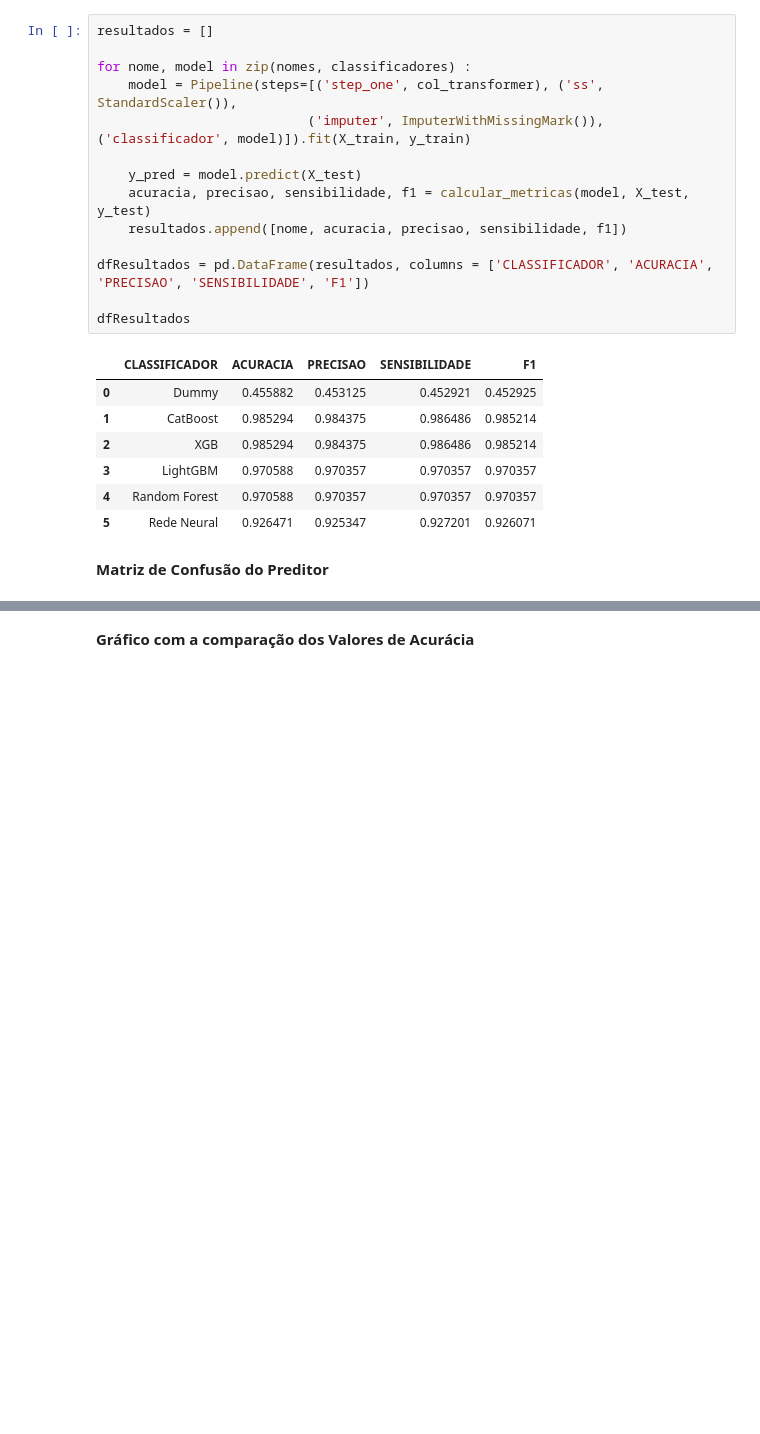
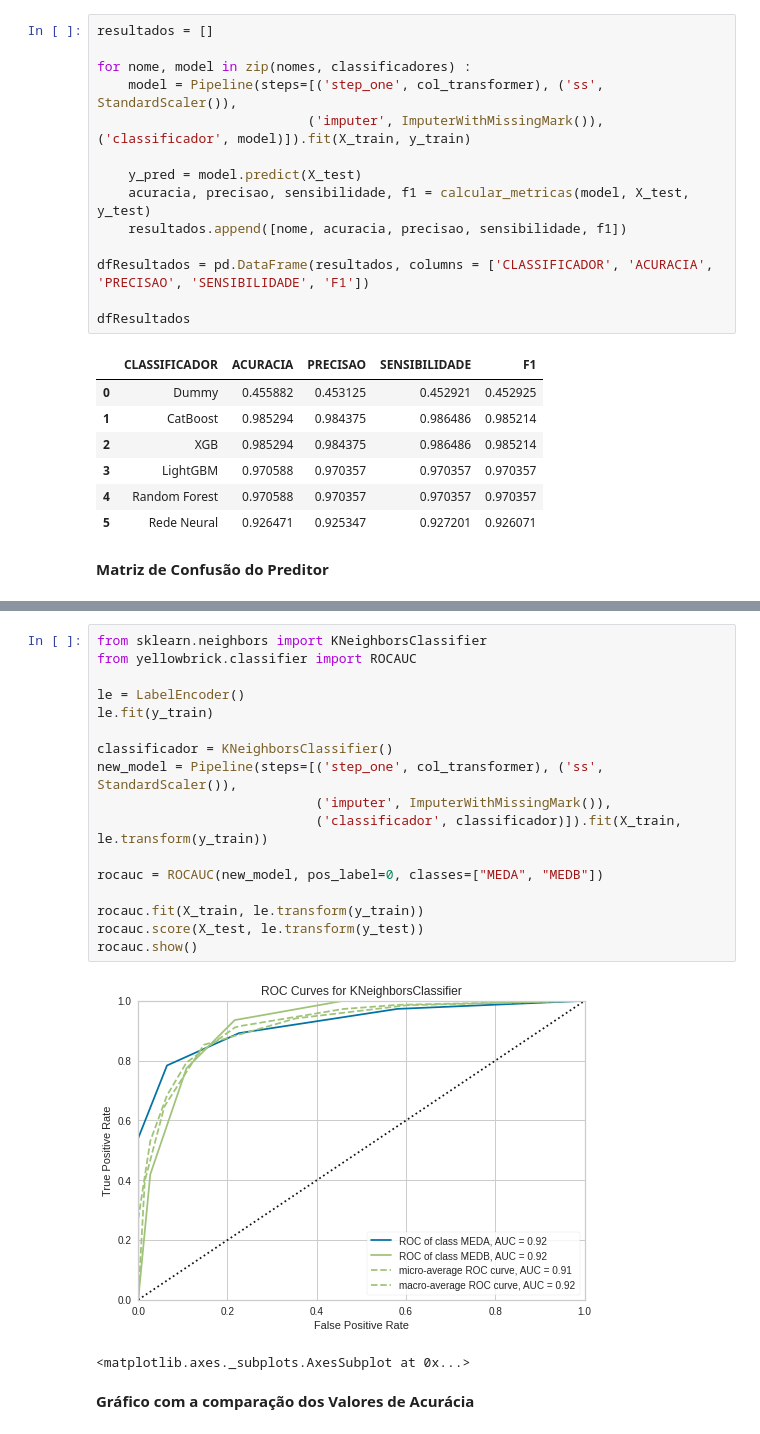
Before and after one commit to inf032/introducaoML, a Jupyter notebook: Farm03.Metricas.ipynb, the cells around one changed output, grey strips where cells are left out. Drawn from its saved outputs; the diff is of its cells as text; blank space fills up the shorter version.

```diff
--- a/Farm03.Metricas.ipynb
+++ b/Farm03.Metricas.ipynb
@@ -276,3 +287,23 @@ cm.show()
+# %%
+from sklearn.neighbors import KNeighborsClassifier
+from yellowbrick.classifier import ROCAUC
+
+le = LabelEncoder()
+le.fit(y_train)
+
+classificador = KNeighborsClassifier()
+new_model = Pipeline(steps=[('step_one', col_transformer), ('ss',  StandardScaler()),
+                            ('imputer', ImputerWithMissingMark()),
+                            ('classificador', classificador)]).fit(X_train,  le.transform(y_train))
+
+rocauc = ROCAUC(new_model, pos_label=0, classes=["MEDA", "MEDB"])
+
+rocauc.fit(X_train, le.transform(y_train))
+rocauc.score(X_test, le.transform(y_test))
+rocauc.show()
+# %% [output]
+[figure, added]
+<matplotlib.axes._subplots.AxesSubplot at 0x...>
 # %% [markdown]
 **Gráfico com a comparação dos Valores de Acurácia**
 # %%
```
Also changed, not shown: parts of 7 cells of this notebook.
